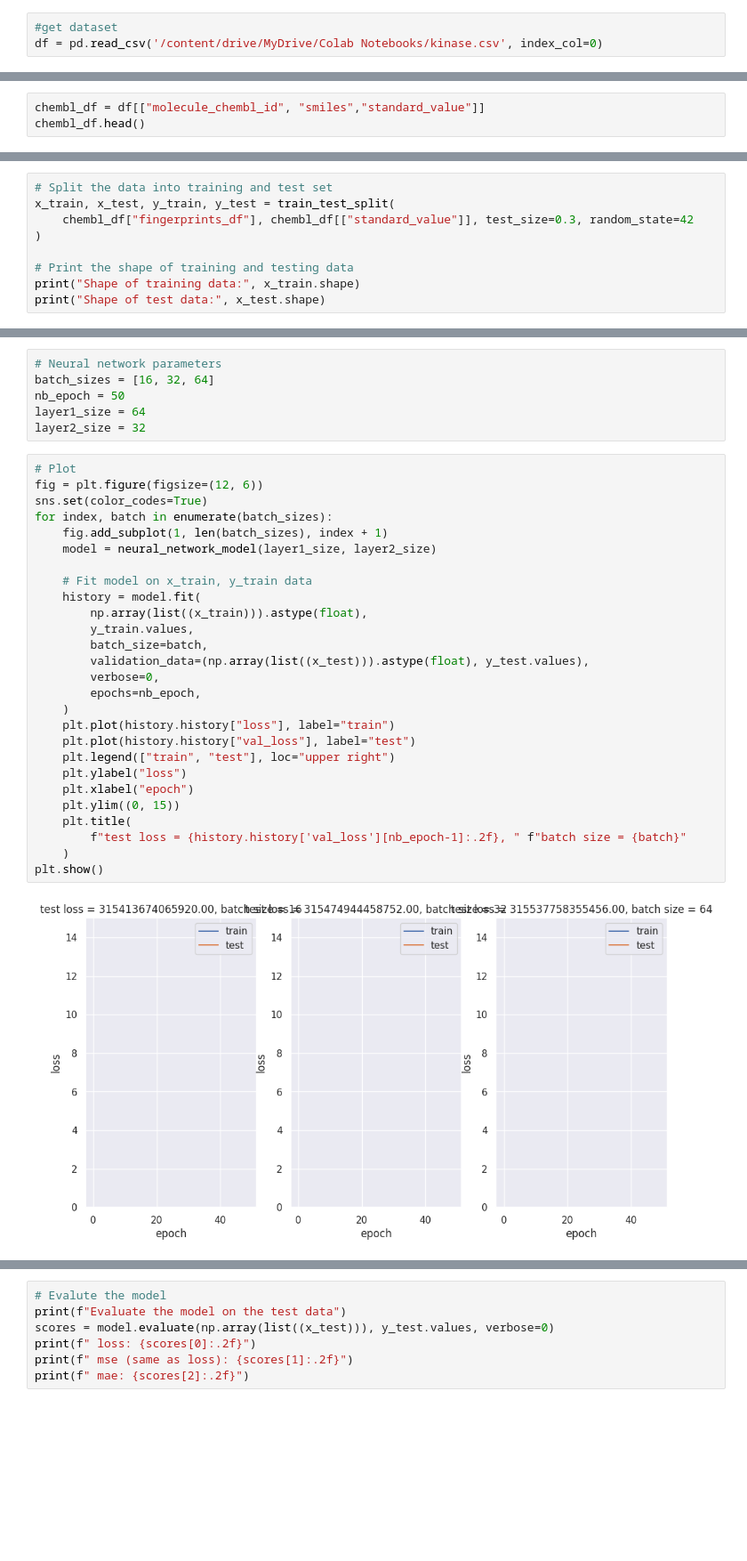
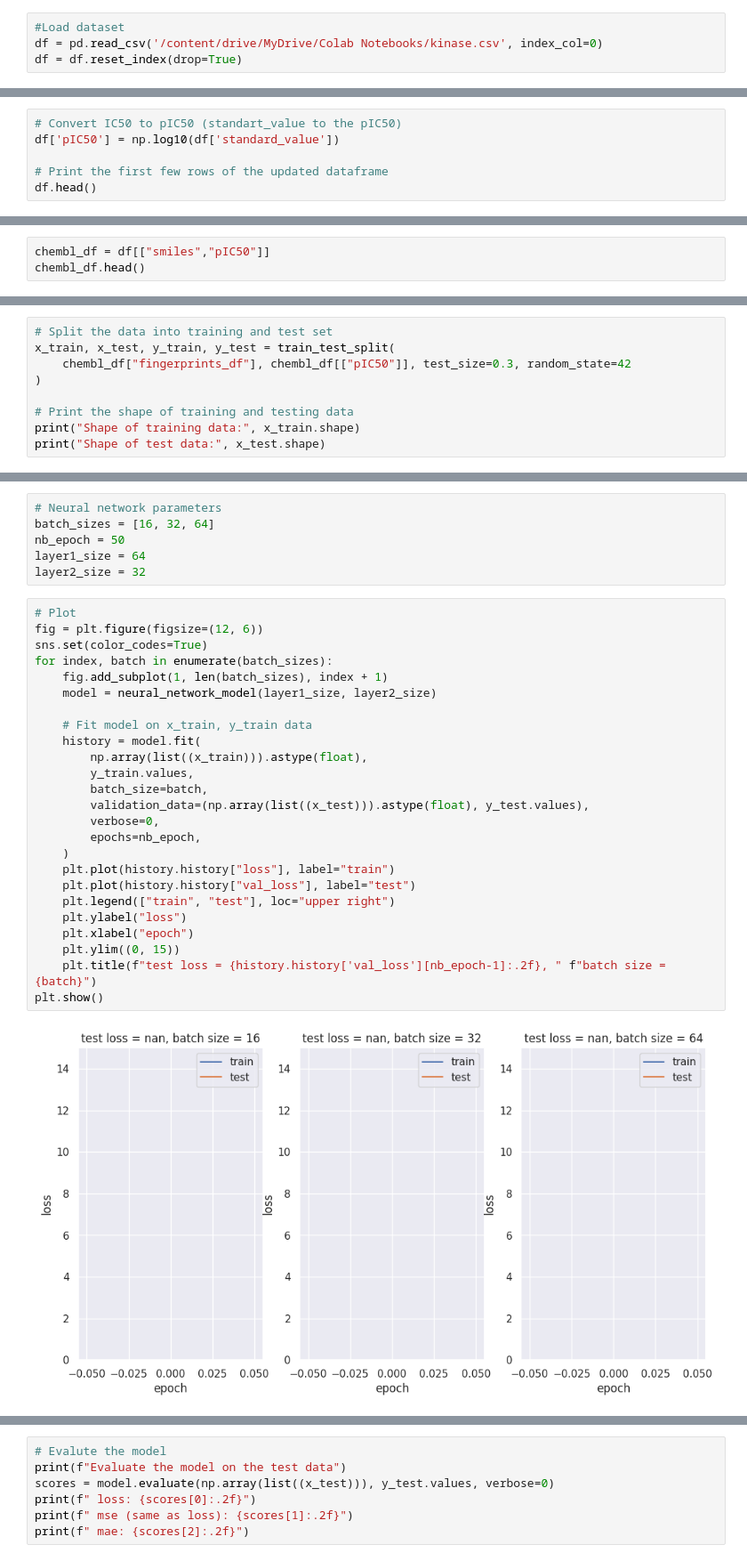
Before and after one commit to xMCTH/DSF, a Jupyter notebook: MidTerm Tutorial.ipynb, the cells around one changed output, grey strips where cells are left out. Shown at 89% size. Drawn from its saved outputs; the diff is of its cells as text; blank space fills up the shorter version.

```diff
--- a/MidTerm Tutorial.ipynb
+++ b/MidTerm Tutorial.ipynb
@@ -42,8 +48,9 @@ drive.mount('/content/drive')
 # %% [output]
 Mounted at /content/drive
 # %%
-#get dataset
+#Load dataset
 df = pd.read_csv('/content/drive/MyDrive/Colab Notebooks/kinase.csv', index_col=0)
+df = df.reset_index(drop=True)
 # %%
 print("Shape of dataframe : ", df.shape)
 df.info()
@@ -72,3 +78,9 @@ df.head()
 | 2 | 2 | CHEMBL13462 | 800.0 | nM | CHEMBL267 | CC(=O)N[C@@H](Cc1ccc(OP(=O)(O)O)c... |
 | 3 | 3 | CHEMBL13462 | 9000.0 | nM | CHEMBL267 | CC(=O)N[C@@H](Cc1ccc(OP(=O)(O)O)c... |
 | 4 | 4 | CHEMBL13462 | 1700.0 | nM | CHEMBL267 | CC(=O)N[C@@H](Cc1ccc(OP(=O)(O)O)c... |
+# %%
+# Convert IC50 to pIC50 (standart_value to the pIC50)
+df['pIC50'] = np.log10(df['standard_value'])
+
+# Print the first few rows of the updated dataframe
+df.head()
@@ -75,4 +94,4 @@ df.head()
 # %%
-chembl_df = df[["molecule_chembl_id", "smiles","standard_value"]]
+chembl_df = df[["smiles","pIC50"]]
 chembl_df.head()
 # %% [output]
@@ -131,7 +155,7 @@ Shape of dataframe: (179827, 4)
 # %%
 # Split the data into training and test set
 x_train, x_test, y_train, y_test = train_test_split(
-    chembl_df["fingerprints_df"], chembl_df[["standard_value"]], test_size=0.3, random_state=42
+    chembl_df["fingerprints_df"], chembl_df[["pIC50"]], test_size=0.3, random_state=42
 )
 
 # Print the shape of training and testing data
@@ -181,29 +209,27 @@ layer2_size = 32
 # %%
 # Plot
 fig = plt.figure(figsize=(12, 6))
 sns.set(color_codes=True)
 for index, batch in enumerate(batch_sizes):
     fig.add_subplot(1, len(batch_sizes), index + 1)
     model = neural_network_model(layer1_size, layer2_size)
 
     # Fit model on x_train, y_train data
     history = model.fit(
         np.array(list((x_train))).astype(float),
         y_train.values,
         batch_size=batch,
         validation_data=(np.array(list((x_test))).astype(float), y_test.values),
         verbose=0,
         epochs=nb_epoch,
     )
     plt.plot(history.history["loss"], label="train")
     plt.plot(history.history["val_loss"], label="test")
     plt.legend(["train", "test"], loc="upper right")
     plt.ylabel("loss")
     plt.xlabel("epoch")
     plt.ylim((0, 15))
-    plt.title(
-        f"test loss = {history.history['val_loss'][nb_epoch-1]:.2f}, " f"batch size = {batch}"
-    )
+    plt.title(f"test loss = {history.history['val_loss'][nb_epoch-1]:.2f}, " f"batch size = {batch}")
 plt.show()
 # %% [output]
-[figure, old version]
+[figure, new version]
```
Also changed, not shown: parts of 14 cells of this notebook.
